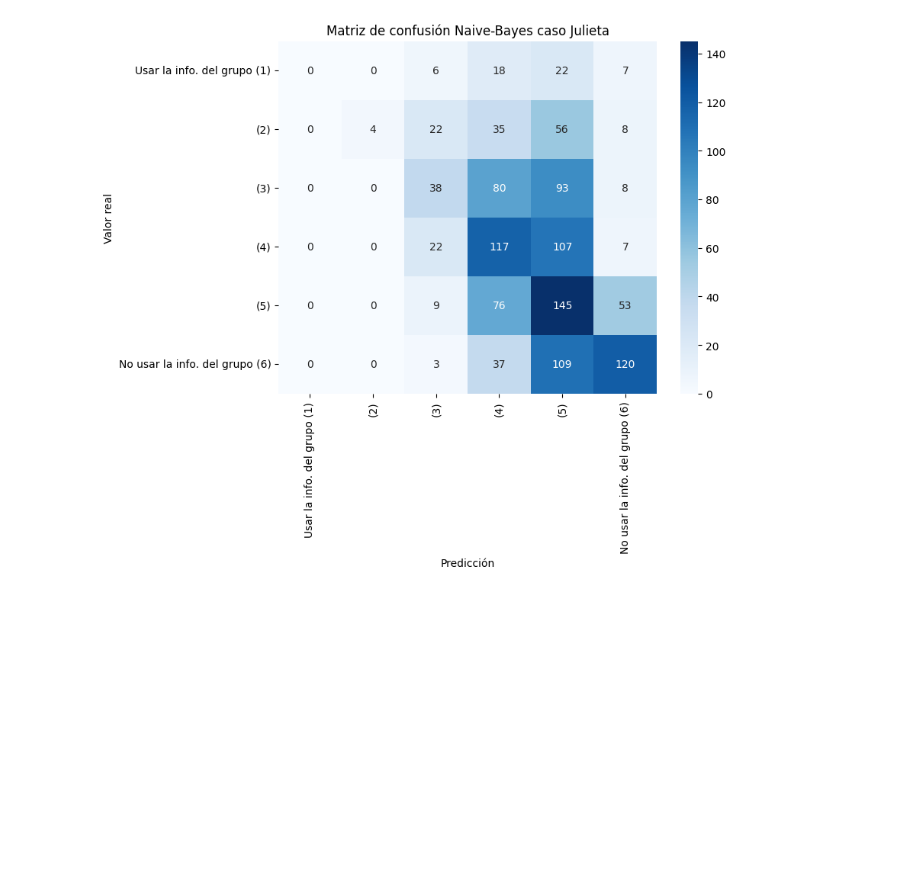
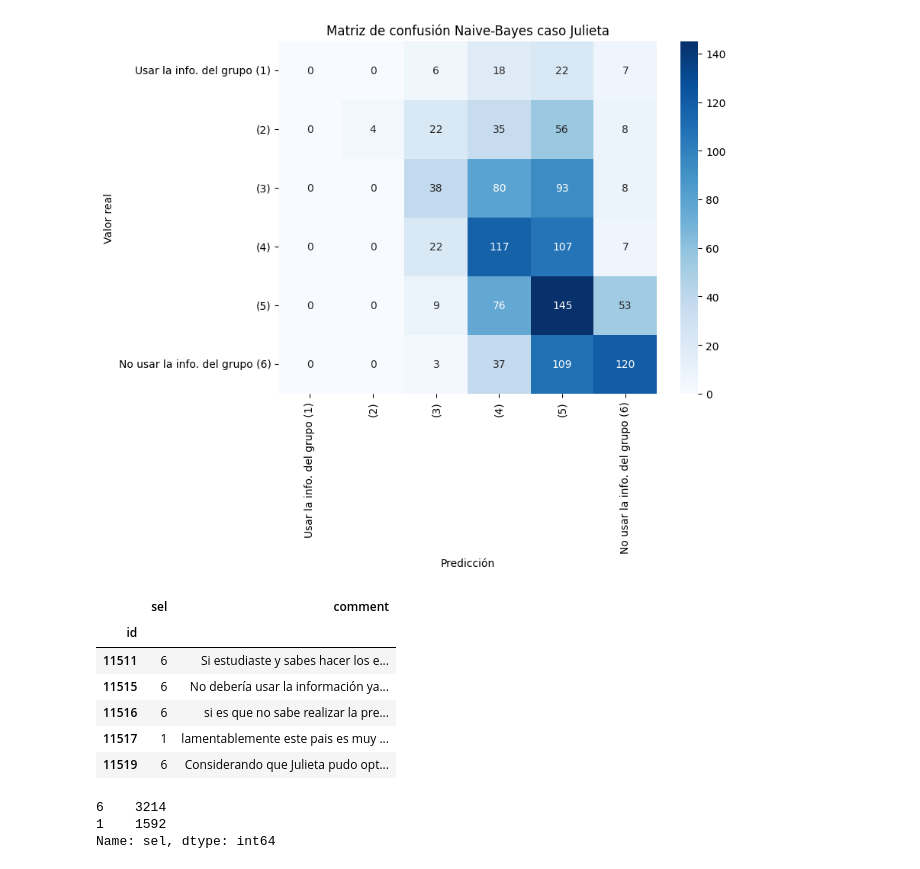
Before and after one commit to camilocarvajalreyes/ethicapp-nlp, a Jupyter notebook: NB_julieta.ipynb, the cells around one changed output. Drawn from its saved outputs; the diff is of its cells as text; code cells hidden in the pictures; blank space fills up the shorter version.

```diff
--- a/NB_julieta.ipynb
+++ b/NB_julieta.ipynb
@@ -137,3 +137,22 @@ plt.title('Matriz de confusión Naive-Bayes caso Julieta')
 plt.show()
 # %% [output]
 [figure]
+# %%
+df.loc[(df['sel']==2) | (df['sel']==3),'sel'] = 1
+df.loc[(df['sel']==4) | (df['sel']==5),'sel'] = 6
+
+df.head()
+# %% [output]
+|  | sel | comment |
+| id |  |  |
+| 11511 | 6 | Si estudiaste y sabes hacer los e... |
+| 11515 | 6 | No debería usar la información ya... |
+| 11516 | 6 | si es que no sabe realizar la pre... |
+| 11517 | 1 | lamentablemente este pais es muy ... |
+| 11519 | 6 | Considerando que Julieta pudo opt... |
+# %%
+df['sel'].value_counts()
+# %% [output]
+6    3214
+1    1592
+Name: sel, dtype: int64
```
Also changed, not shown: parts of 2 cells of this notebook, 3 other files.
